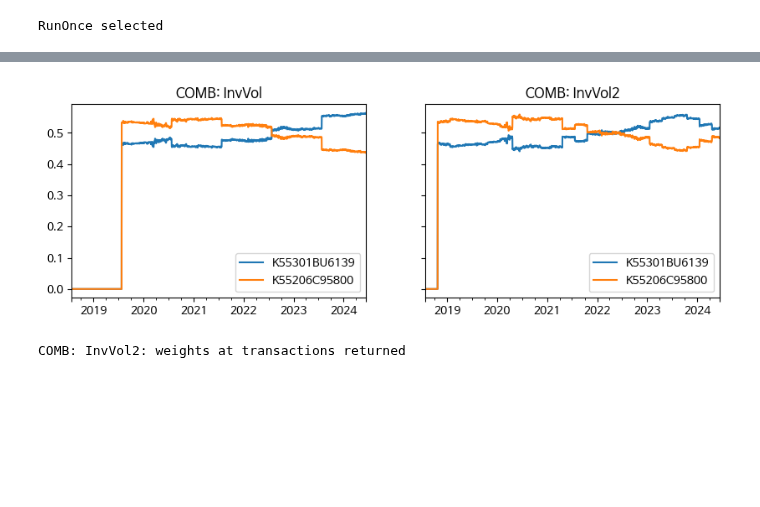
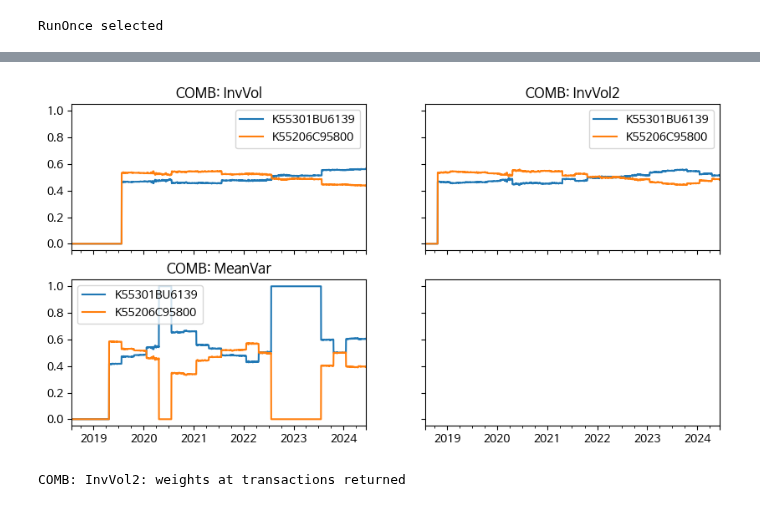
Before and after one commit to lbk209/portfolio, a Jupyter notebook: compare_funds.ipynb, the cells around one changed output, grey strips where cells are left out. Drawn from its saved outputs; the diff is of its cells as text; code cells hidden in the pictures; blank space fills up the shorter version.

```diff
--- a/compare_funds.ipynb
+++ b/compare_funds.ipynb
@@ -1404,8 +317,8 @@ get_date_range(df_etfs)
 | 411060 | 2021-12-15 | 2024-06-11 |
 | 453850 | 2023-03-14 | 2024-06-11 |
 # %%
-equity_names = etf_names.copy()
-equity_names.update(tdf_names)
+asset_names = etf_names.copy()
+asset_names.update(tdf_names)
 # %% [markdown]
 # Backtest
 # %% [markdown]
@@ -1415,7 +328,8 @@ kwargs_bm = dict(
     initial_capital = 10000000,
     commissions = 0,
     align_axis=0,
-    days_in_year=365
+    days_in_year=365,
+    asset_names = asset_names
 )
 # %% [markdown]
 ### compare 1
@@ -1614,2 +510,0 @@ bm.build(
-# %%
-bm.run([4,6], plot=False)
@@ -1633,0 +522,2 @@ Returning stats
+# %%
+bm.run([4,6,7], plot=False)
@@ -1634,7 +542,7 @@ Returning stats
 # %%
-bm.plot_security_weights(figsize=(10,3))
+bm.plot_security_weights(figsize=(10,5))
 # %% [output]
-[figure, old version]
+[figure, new version]
 # %%
 df = bm.get_security_weights(1)
 df.head()
```
Also changed, not shown: parts of 38 cells of this notebook, 2 other files.
